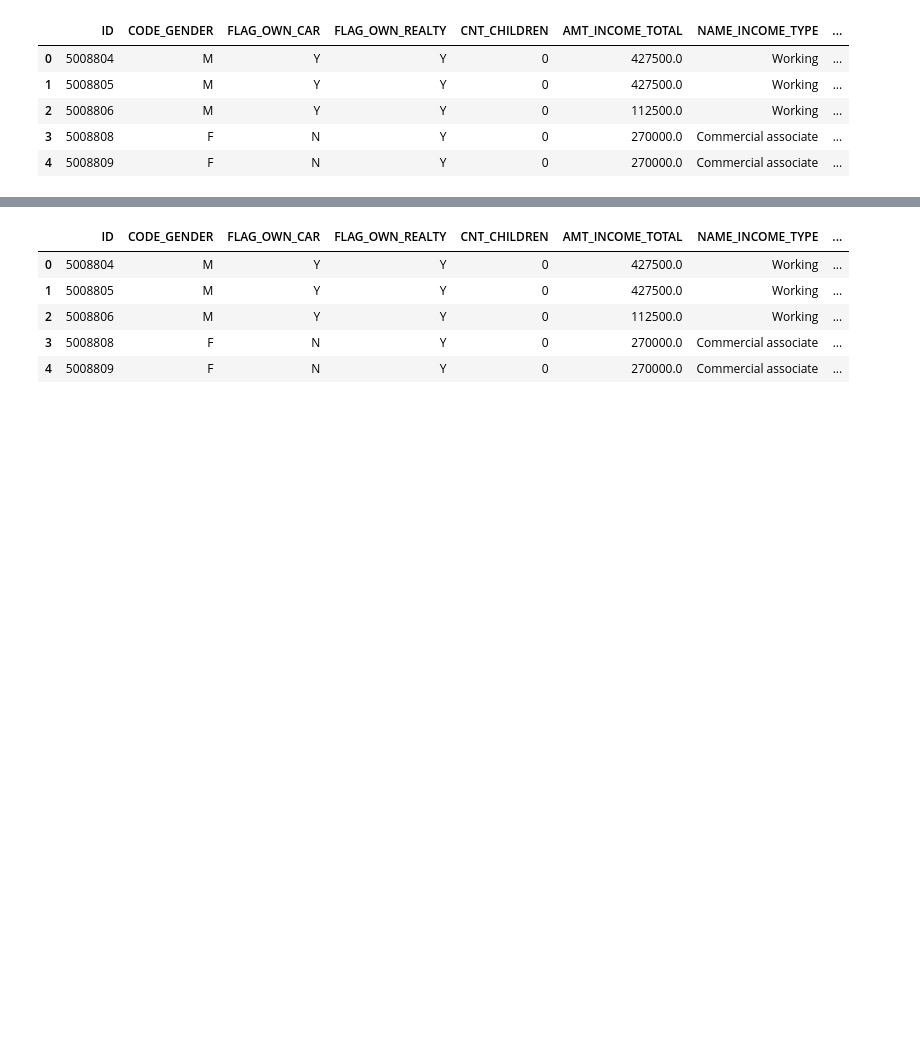
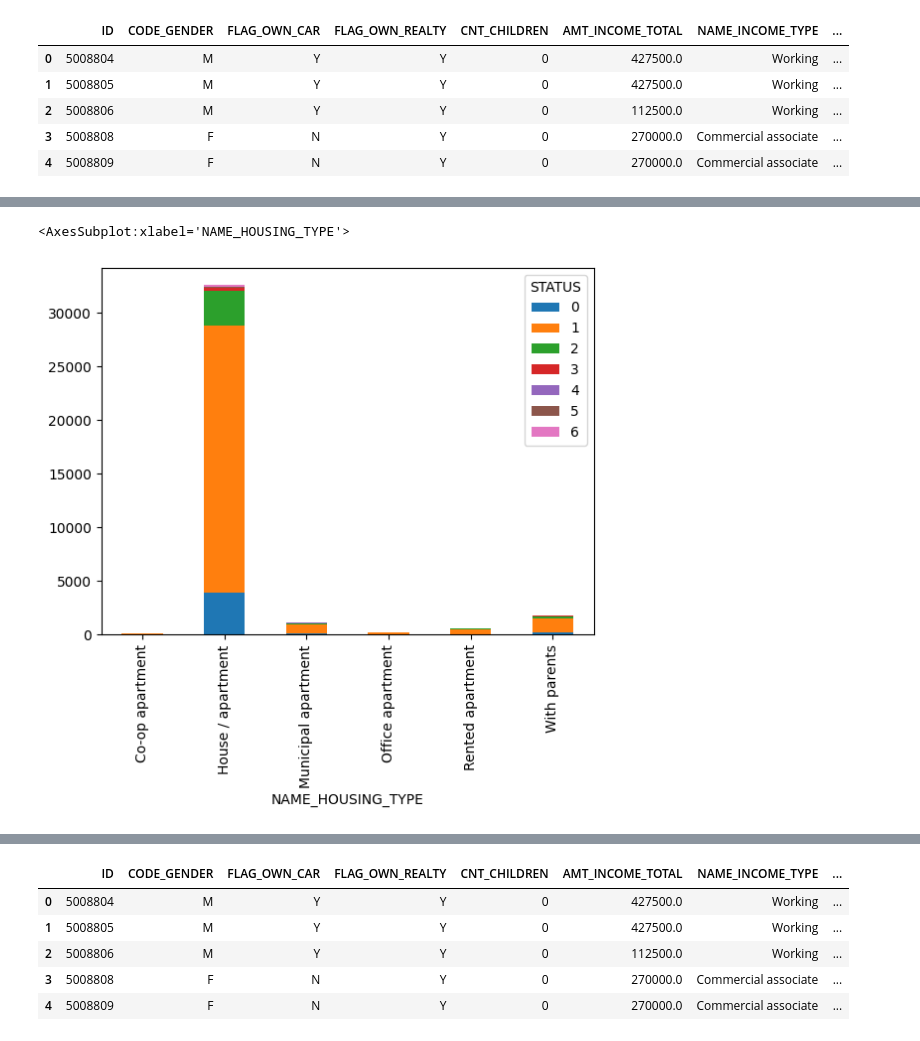
Before and after one commit to kirteshpatel98/Credit-Card-Default, a Jupyter notebook: tentative_code.ipynb, the cells around one changed output, grey strips where cells are left out. Saved outputs shown, nothing was run; the diff lists cells and outputs as text; code cells hidden in the pictures; blank space fills up the shorter version.

```diff
--- a/tentative_code.ipynb
+++ b/tentative_code.ipynb
@@ -80,3 +81,5 @@ record.head()
 | 2 | 5008806 | M | Y | Y | 0 | 112500.0 | Working | ... |
 | 3 | 5008808 | F | N | Y | 0 | 270000.0 | Commercial associate | ... |
 | 4 | 5008809 | F | N | Y | 0 | 270000.0 | Commercial associate | ... |
+# %%
+pivot_bar=record.pivot_table(values='ID',index='NAME_HOUSING_TYPE',columns='STATUS',aggfunc=np.size)
@@ -82,0 +109,7 @@ record.head()
+# %%
+
+df = pd.DataFrame(pivot_bar)
+df.plot.bar(stacked=True)
+# %% [output]
+<AxesSubplot:xlabel='NAME_HOUSING_TYPE'>
+[figure, added]
```
Also changed, not shown: parts of 9 cells of this notebook.
